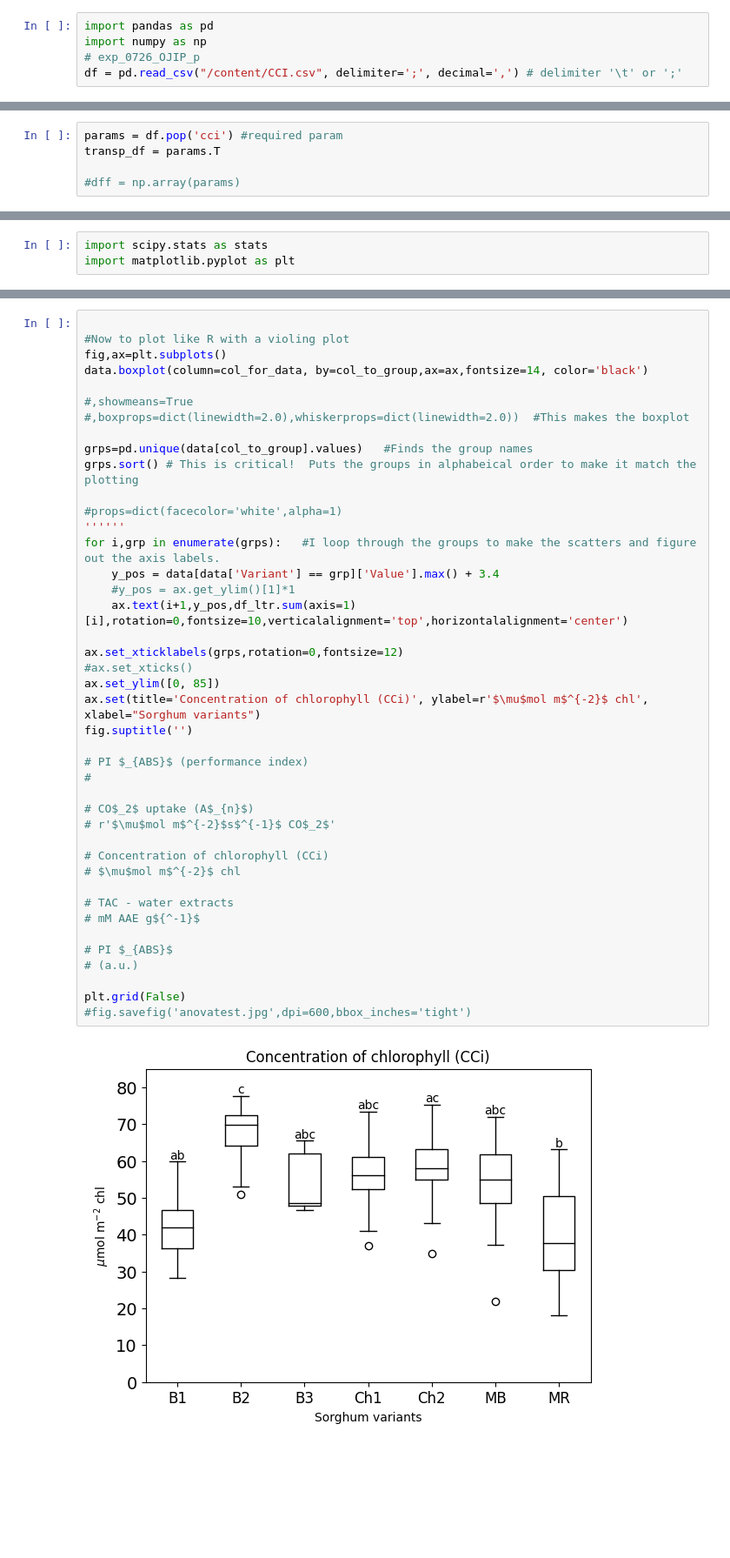
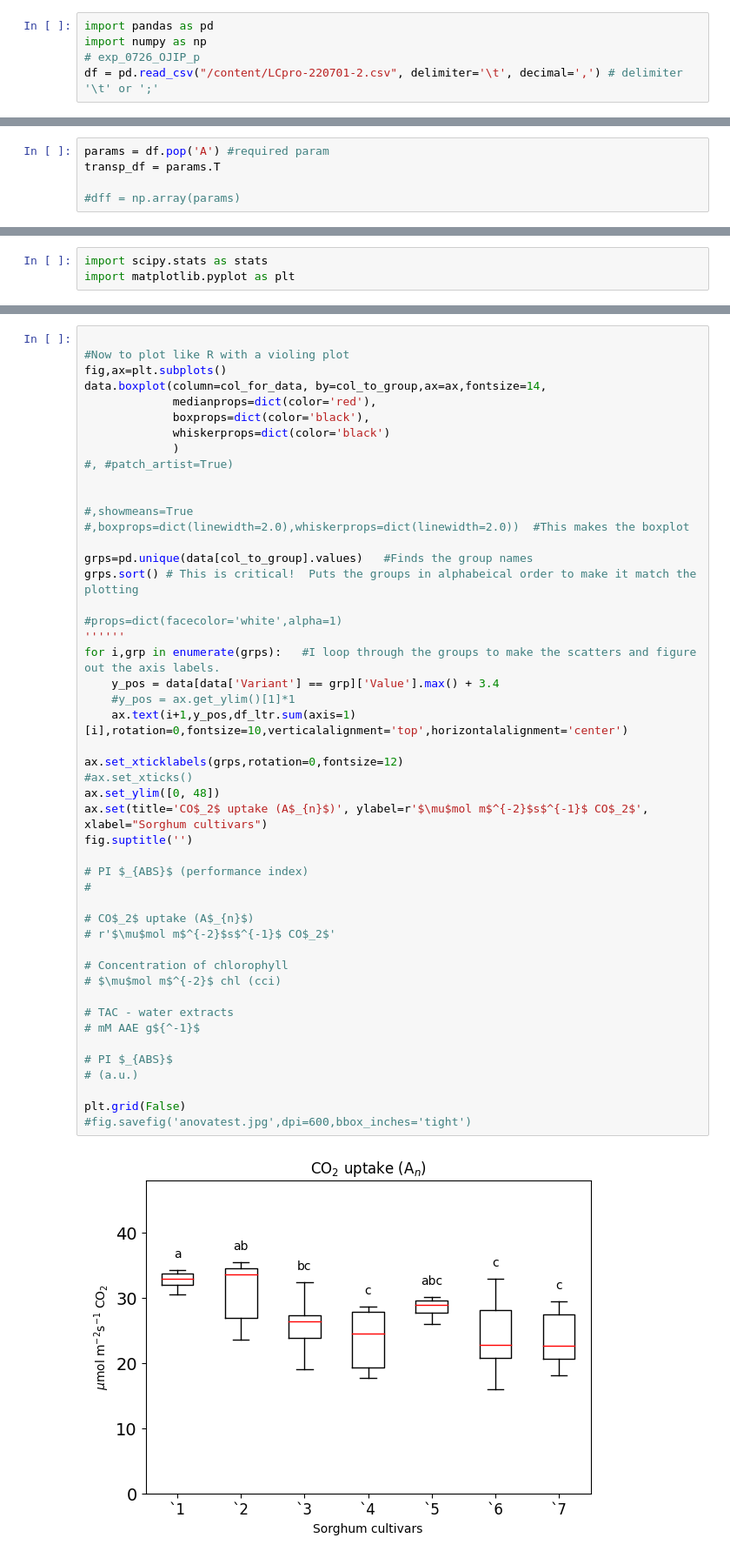
Before and after one commit to MKolaksazov/Data-Science, a Jupyter notebook: Colab code (graphs)/Tukey_test_letters.ipynb, the cells around one changed output, grey strips where cells are left out. Shown at 87% size. Saved outputs shown, nothing was run; the diff lists cells and outputs as text; blank space fills up the shorter version.

```diff
--- a/Colab code (graphs)/Tukey_test_letters.ipynb
+++ b/Colab code (graphs)/Tukey_test_letters.ipynb
@@ -14,7 +14,7 @@
 import pandas as pd
 import numpy as np
 # exp_0726_OJIP_p
-df = pd.read_csv("/content/CCI.csv", delimiter=';', decimal=',') # delimiter '\t' or ';'
+df = pd.read_csv("/content/LCpro-220701-2.csv", delimiter='\t', decimal=',') # delimiter '\t' or ';'
 # %% [markdown]
 1.2) Popping out the labels of the variation groups in a dataframe, called *'names'*.
 Transposing the dataframe, so that it can be easily processed by the covariance test analysis and matplotlib. Converting it into numpy array.
@@ -52,7 +53,7 @@ Name: groups, Length: 68, dtype: object
 # %% [markdown]
 1.4) Popping out the column with the desired parameter by writing the name in the 'pop' function, as well as transposing it.
 # %%
-params = df.pop('cci') #required param
+params = df.pop('A') #required param
 transp_df = params.T
 
 #dff = np.array(params)
@@ -215,7 +218,13 @@ dtype: object
 
 #Now to plot like R with a violing plot
 fig,ax=plt.subplots()
-data.boxplot(column=col_for_data, by=col_to_group,ax=ax,fontsize=14, color='black')
+data.boxplot(column=col_for_data, by=col_to_group,ax=ax,fontsize=14,
+             medianprops=dict(color='red'),
+             boxprops=dict(color='black'),
+             whiskerprops=dict(color='black')
+             )
+#, #patch_artist=True)
+
 
 #,showmeans=True
 #,boxprops=dict(linewidth=2.0),whiskerprops=dict(linewidth=2.0))  #This makes the boxplot
@@ -223,35 +232,35 @@ data.boxplot(column=col_for_data, by=col_to_group,ax=ax,fontsize=14, color='blac
 grps=pd.unique(data[col_to_group].values)   #Finds the group names
 grps.sort() # This is critical!  Puts the groups in alphabeical order to make it match the plotting
 
 #props=dict(facecolor='white',alpha=1)
 ''''''
 for i,grp in enumerate(grps):   #I loop through the groups to make the scatters and figure out the axis labels.
     y_pos = data[data['Variant'] == grp]['Value'].max() + 3.4
     #y_pos = ax.get_ylim()[1]*1
     ax.text(i+1,y_pos,df_ltr.sum(axis=1)[i],rotation=0,fontsize=10,verticalalignment='top',horizontalalignment='center')
 
 ax.set_xticklabels(grps,rotation=0,fontsize=12)
 #ax.set_xticks()
-ax.set_ylim([0, 85])
-ax.set(title='Concentration of chlorophyll (CCi)', ylabel=r'$\mu$mol m$^{-2}$ chl', xlabel="Sorghum variants")
+ax.set_ylim([0, 48])
+ax.set(title='CO$_2$ uptake (A$_{n}$)', ylabel=r'$\mu$mol m$^{-2}$s$^{-1}$ CO$_2$', xlabel="Sorghum cultivars")
 fig.suptitle('')
 
 # PI $_{ABS}$ (performance index)
 #
 
 # CO$_2$ uptake (A$_{n}$)
 # r'$\mu$mol m$^{-2}$s$^{-1}$ CO$_2$'
 
-# Concentration of chlorophyll (CCi)
-# $\mu$mol m$^{-2}$ chl
+# Concentration of chlorophyll
+# $\mu$mol m$^{-2}$ chl (cci)
 
 # TAC - water extracts
 # mM AAE g${^-1}$
 
 # PI $_{ABS}$
 # (a.u.)
 
 plt.grid(False)
 #fig.savefig('anovatest.jpg',dpi=600,bbox_inches='tight')
 # %% [output]
-[figure, old version]
+[figure, new version]
```
Also changed, not shown: parts of 7 cells of this notebook.
